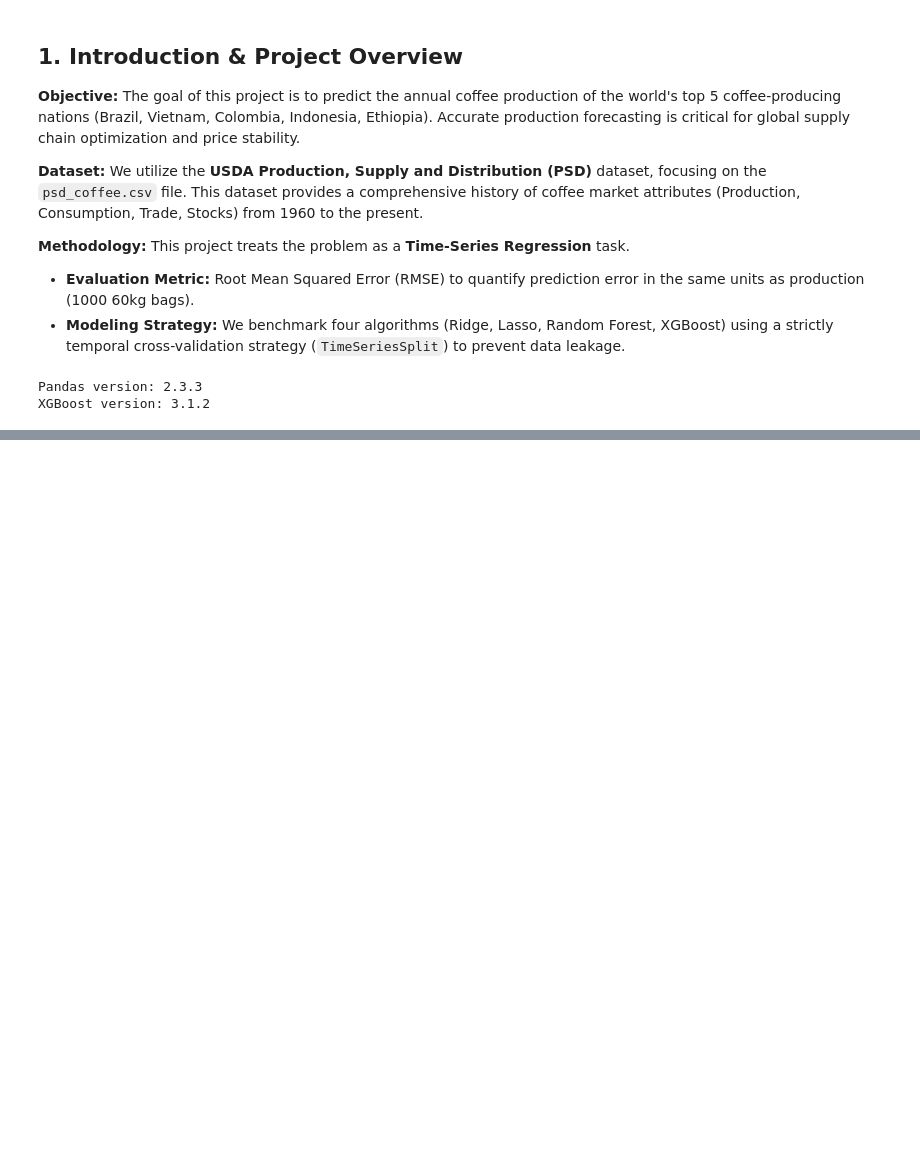
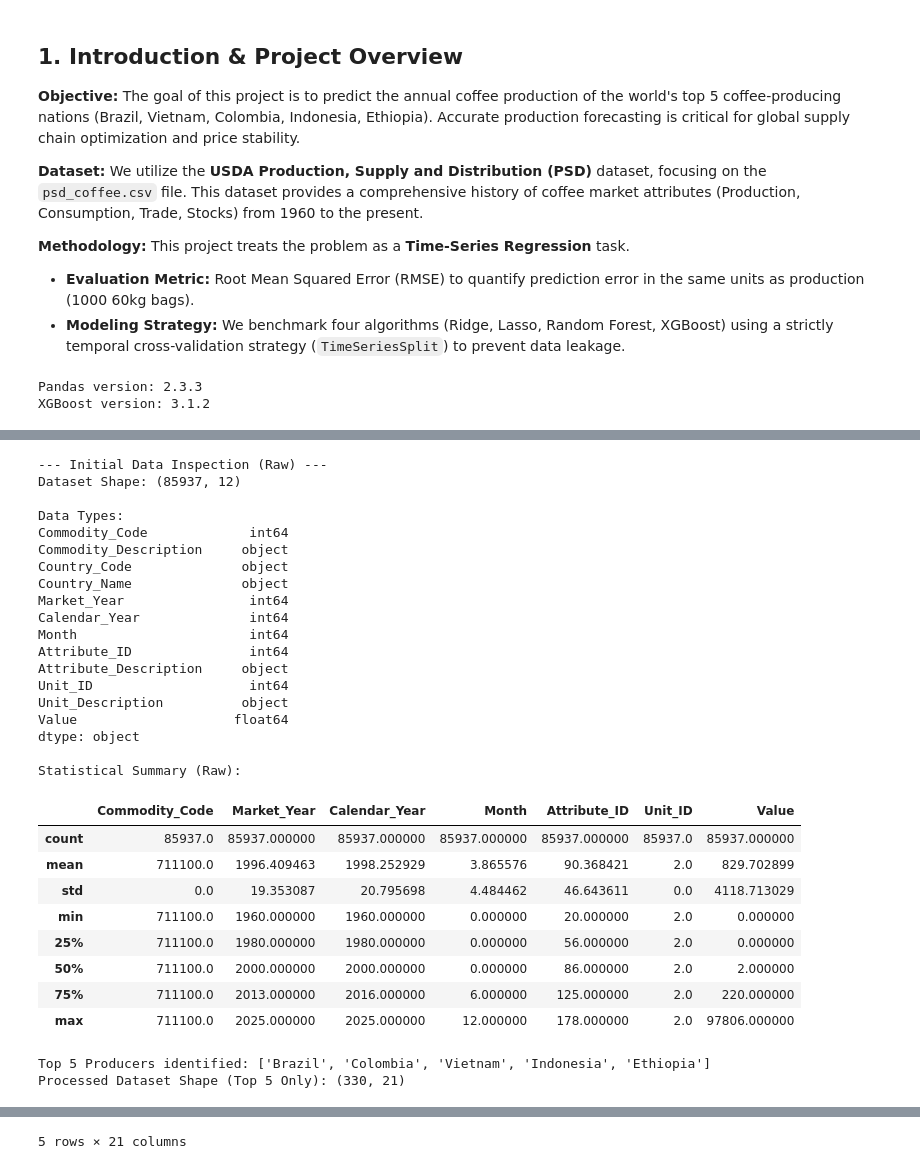
Before and after one commit to return2faye/coffee_or_tea, a Jupyter notebook: src/coffee_production_pipeline.ipynb, the cells around one changed output, grey strips where cells are left out. Saved outputs shown, nothing was run; the diff lists cells and outputs as text; code cells hidden in the pictures; blank space fills up the shorter version.

```diff
--- a/src/coffee_production_pipeline.ipynb
+++ b/src/coffee_production_pipeline.ipynb
@@ -50,0 +96,78 @@ XGBoost version: 3.1.2
+# %%
+# ==========================================
+# 3. Data Loading & Initial Inspection
+# ==========================================
+
+# 3.1 Load Data
+# We check standard paths to ensure the notebook runs in different environments
+data_path = '../data/psd_coffee.csv'
+if not os.path.exists(data_path):
+    data_path = 'data/psd_coffee.csv' # Fallback
+
+df_raw = pd.read_csv(data_path)
+
+# 3.2 Basic Inspection (Replicating previous report's analysis)
+# This confirms the dataset structure before manipulation
+print("--- Initial Data Inspection (Raw) ---")
+print(f"Dataset Shape: {df_raw.shape}")
+print("\nData Types:")
+print(df_raw.dtypes)
+print("\nStatistical Summary (Raw):")
+display(df_raw.describe())
+
+# 3.3 Data Engineering: Pivot to Wide Format
+# The raw data is in 'Long Format'. For ML, we need 'Wide Format' (One row per Country-Year).
+# We assume 'Market_Year' represents the harvest cycle.
+df_clean = df_raw[['Country_Name', 'Market_Year', 'Attribute_Description', 'Value']].copy()
+
+df_wide = df_clean.pivot_table(
+    index=['Country_Name', 'Market_Year'],
+    columns='Attribute_Description',
+    values='Value',
+    fill_value=0
+).reset_index()
+
+# Flatten column names
+df_wide.columns.name = None
+
+# 3.4 Filter Top 5 Producers
+# We focus on the major players to reduce noise and improve model stability.
+top_producers = df_wide.groupby('Country_Name')['Production'].sum().sort_values(ascending=False).head(5).index.tolist()
+print(f"\nTop 5 Producers identified: {top_producers}")
+
+df_top5 = df_wide[df_wide['Country_Name'].isin(top_producers)].copy()
+df_top5 = df_top5.sort_values(by=['Country_Name', 'Market_Year']).reset_index(drop=True)
+
+print(f"Processed Dataset Shape (Top 5 Only): {df_top5.shape}")
+display(df_top5.head())
+# %% [output]
+--- Initial Data Inspection (Raw) ---
+Dataset Shape: (85937, 12)
+
+Data Types:
+Commodity_Code             int64
+Commodity_Description     object
+Country_Code              object
+Country_Name              object
+Market_Year                int64
+Calendar_Year              int64
+Month                      int64
+Attribute_ID               int64
+Attribute_Description     object
+Unit_ID                    int64
+Unit_Description          object
+Value                    float64
+dtype: object
+
+Statistical Summary (Raw):
+|  | Commodity_Code | Market_Year | Calendar_Year | Month | Attribute_ID | Unit_ID | Value |
+| count | 85937.0 | 85937.000000 | 85937.000000 | 85937.000000 | 85937.000000 | 85937.0 | 85937.000000 |
+| mean | 711100.0 | 1996.409463 | 1998.252929 | 3.865576 | 90.368421 | 2.0 | 829.702899 |
+| std | 0.0 | 19.353087 | 20.795698 | 4.484462 | 46.643611 | 0.0 | 4118.713029 |
+| min | 711100.0 | 1960.000000 | 1960.000000 | 0.000000 | 20.000000 | 2.0 | 0.000000 |
+| 25% | 711100.0 | 1980.000000 | 1980.000000 | 0.000000 | 56.000000 | 2.0 | 0.000000 |
+| 50% | 711100.0 | 2000.000000 | 2000.000000 | 0.000000 | 86.000000 | 2.0 | 2.000000 |
+| 75% | 711100.0 | 2013.000000 | 2016.000000 | 6.000000 | 125.000000 | 2.0 | 220.000000 |
+| max | 711100.0 | 2025.000000 | 2025.000000 | 12.000000 | 178.000000 | 2.0 | 97806.000000 |
+Top 5 Producers identified: ['Brazil', 'Colombia', 'Vietnam', 'Indonesia', 'Ethiopia']
+Processed Dataset Shape (Top 5 Only): (330, 21)
@@ -50,0 +180 @@ XGBoost version: 3.1.2
+5 rows × 21 columns
```
Also changed, not shown: parts of 6 cells of this notebook, 7 other files.
